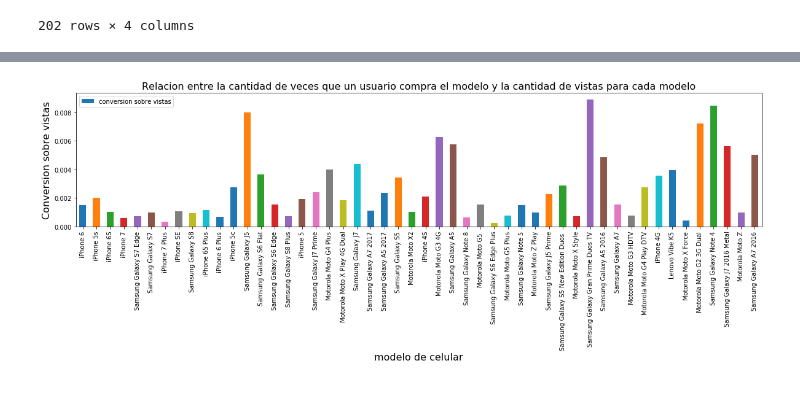
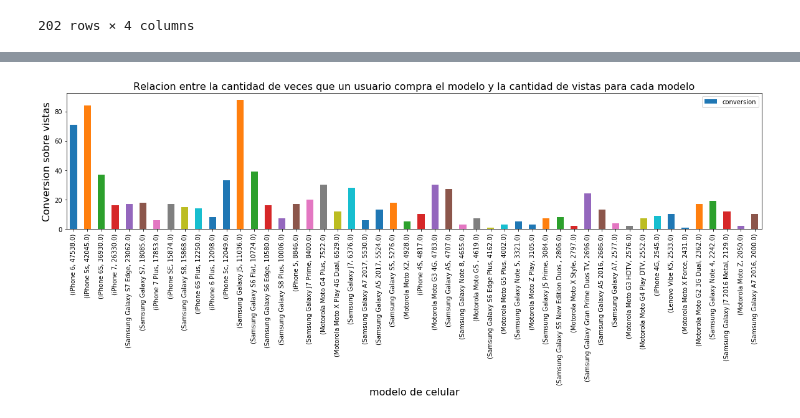
Before and after one commit to IgnacioKomar/OrganizacionDeDatos, a Jupyter notebook: Análisis de vistas y compras por modelo de producto.ipynb, the cells around one changed output, grey strips where cells are left out. Saved outputs shown, nothing was run; the diff lists cells and outputs as text; code cells hidden in the pictures.

```diff
--- a/Análisis de vistas y compras por modelo de producto.ipynb
+++ b/Análisis de vistas y compras por modelo de producto.ipynb
@@ -81,5 +64,5 @@ modelList.head(10)
 # %%
-modelListPivoted = modelList.pivot_table(index = "model", columns = "event", values = 0, aggfunc = 'first')
+modelListPivoted = modelList.pivot_table(index = ["model"], columns = "event", values = 0, aggfunc = 'first')
 modelListPivoted = modelListPivoted[['viewed product', 'lead', 'conversion', 'checkout']]
 modelListPivoted.sort_values(by='viewed product', ascending = False)
 # %% [output]
@@ -198,0 +183,4 @@ modelConvertionToViewsRatioOrderedByViews = modelConvertionToViewsRatio.sort_val
+# %%
+modelConvertionToViewsOrderedByViews = modelConvertionToViews.sort_values(by = 'viewed product', ascending = False)
+modelConvertionToViewsOrderedByViews = modelConvertionToViewsOrderedByViews.set_index(['viewed product'], append= True)
+modelConvertionToViewsOrderedByViews
@@ -199,11 +207,11 @@ modelConvertionToViewsRatioOrderedByViews = modelConvertionToViewsRatio.sort_val
 # %%
-vistasQueMasHicieronConversionPlot = modelConvertionToViewsRatioOrderedByViews.head(50).plot(kind = 'bar', y = 'conversion sobre vistas', figsize = (20,4))
+vistasQueMasHicieronConversionPlot = modelConvertionToViewsOrderedByViews.head(50).plot(kind = 'bar', y = 'conversion', figsize = (20,4))
 vistasQueMasHicieronConversionPlot.set_xlabel("modelo de celular", fontsize = 16)
 vistasQueMasHicieronConversionPlot.set_ylabel("Conversion sobre vistas", fontsize = 16)
 vistasQueMasHicieronConversionPlot.set_title("Relacion entre la cantidad de veces que un usuario compra el modelo y la cantidad de vistas para cada modelo",fontsize = 16)
 plt.show()
 # %% [output]
-[figure, old version]
+[figure, new version]
 # %%
 modelConvertionToCheckouts = modelListPivoted[['checkout', 'conversion']]
 modelConvertionToCheckouts.dropna(subset = ['checkout'], inplace = True)
```
Also changed, not shown: parts of 32 cells of this notebook.
